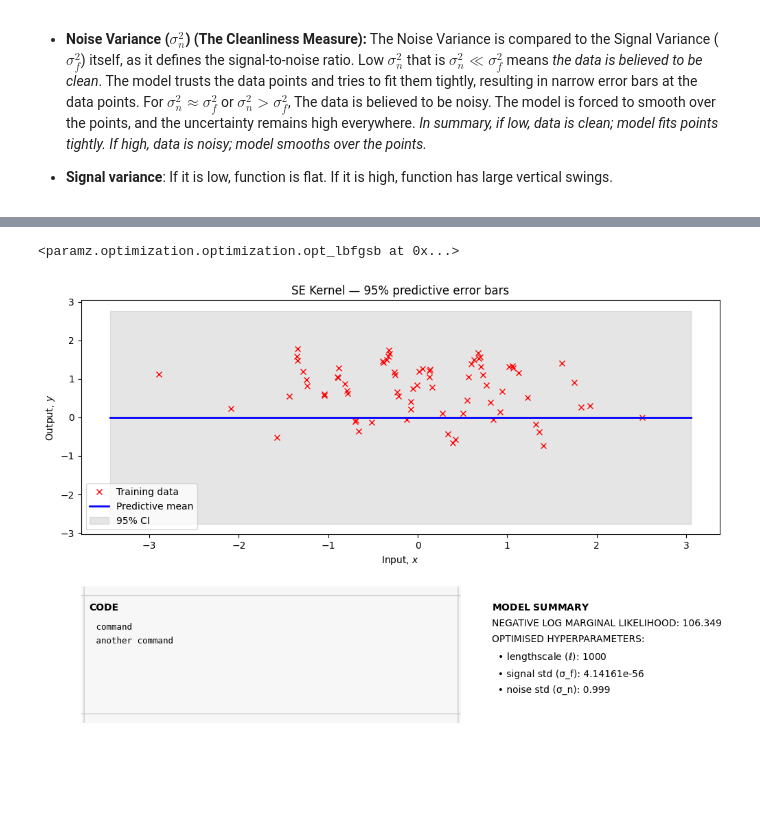
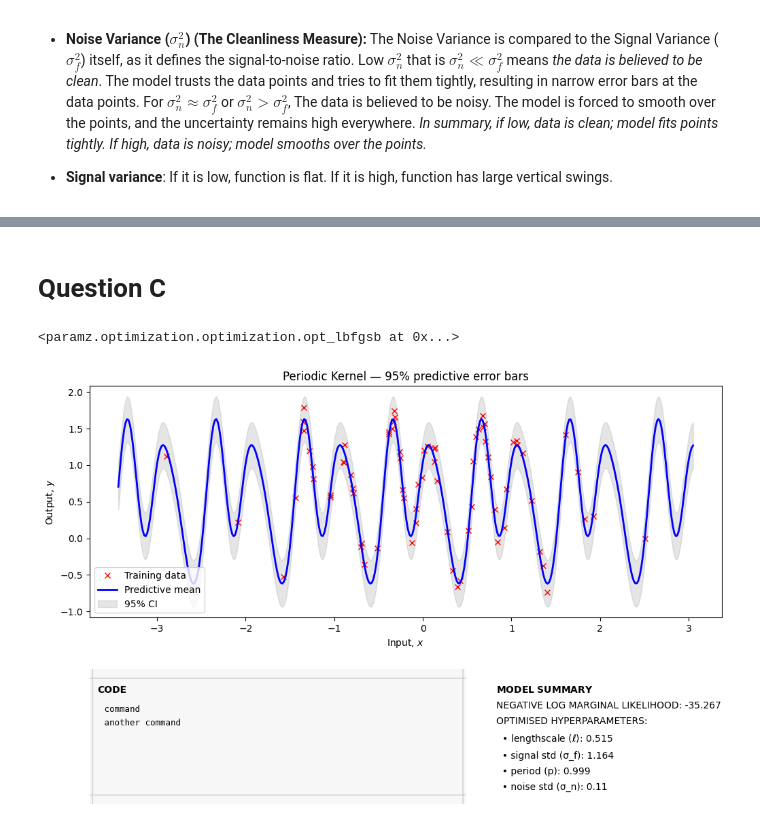
Before and after one commit to Olubusolami-R/gaussian-processes-cw, a Jupyter notebook: 2526/cw1/coursework1.ipynb, the cells around one changed output, grey strips where cells are left out. Drawn from its saved outputs; the diff is of its cells as text; code cells hidden in the pictures; blank space fills up the shorter version.

```diff
--- a/2526/cw1/coursework1.ipynb
+++ b/2526/cw1/coursework1.ipynb
@@ -175,19 +281,13 @@ Analysing the optimised params:
+# %% [markdown]
+# Question C
 # %%
-#Testing different hyperparameter values
-
-k_B = GPy.kern.RBF(input_dim=X.shape[1], variance=1.0, lengthscale=1000.0)
-
-
-mB = GPy.models.GPRegression(X, y, k_B)
-
-
-mB.Gaussian_noise.variance = 1000.0
-
-
-mB.optimize()
+k = GPy.kern.StdPeriodic(input_dim=X.shape[1], lengthscale=1, period=1.0, variance=1.0)
+m = GPy.models.GPRegression(X, y, k)
-# %% [output]
-<paramz.optimization.optimization.opt_lbfgsb at 0x...>
+# %%
+m.optimize()
+# %% [output]
+<paramz.optimization.optimization.opt_lbfgsb at 0x...>
 # %%
-cw1utils.plot_predictive_error_bars(mB, X, y, "\n command\n another command")
+cw1utils.plot_predictive_error_bars(m, X, y, "\n command\n another command")
 # %% [output]
-[figure, old version]
+[figure, new version]
```
Also changed, not shown: parts of 9 cells of this notebook.
